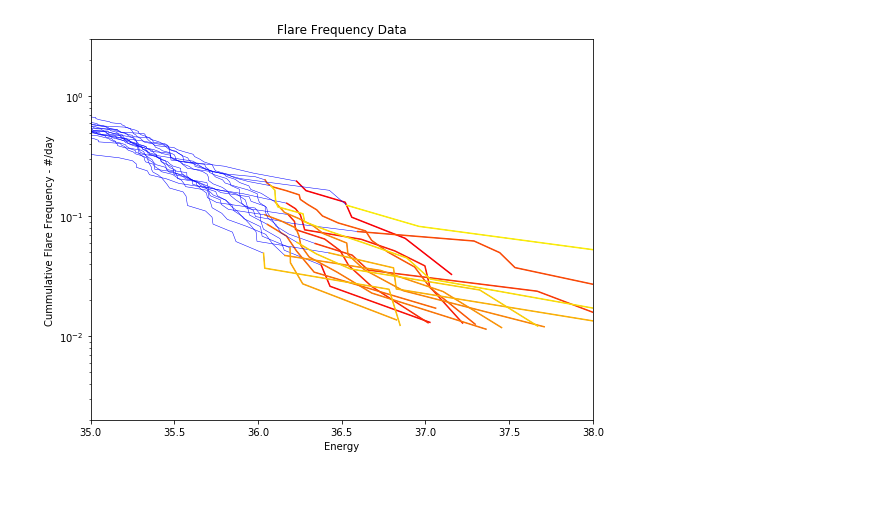
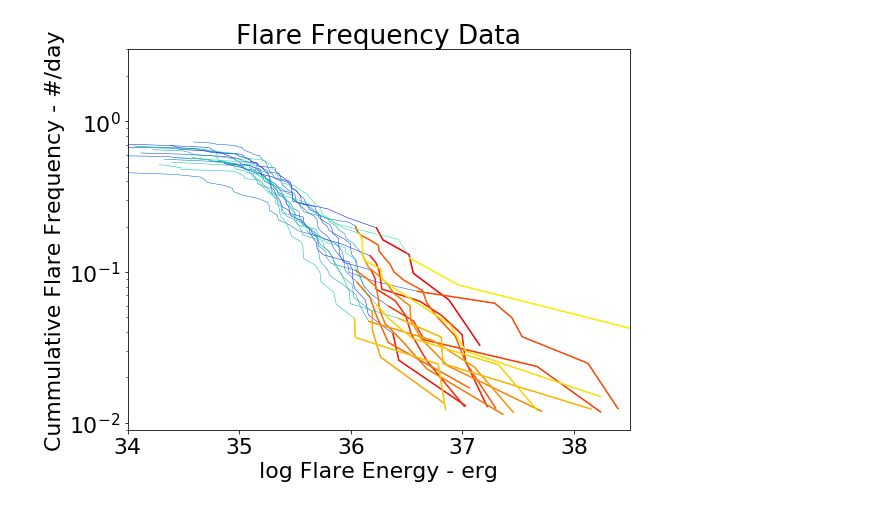
Before and after one commit to mscoggs/flare_cycles, a Jupyter notebook: flaregraphs.ipynb, the cells around one changed output. Saved outputs shown, nothing was run; the diff lists cells and outputs as text; code cells hidden in the pictures.

Commit message:
applied a time-dependent color scheme to the graph!!

```diff
--- a/flaregraphs.ipynb
+++ b/flaregraphs.ipynb
@@ -8,44 +52,40 @@ import matplotlib.pyplot as plt
 # %%
 dir = '004349043' #StarID/directory
 files = glob(dir+"/*.flare") #Glob all of the files in the directory - get all flares for a star
-EPOINT = 34.5 # but, actually it should be 34.5 or something
-
+EPOINT = 34.5 # but, actually it should be fixed
 names=("t_start", "t_stop", "t_peak", "amplitude", "FWHM", "duration", "t_peak_aflare1",
        "t_FWHM_aflare1", "amplitude_aflare1", "flare_chisq", "KS_d_model", "KS_p_model",
        "KS_d_cont", "KS_p_cont", "Equiv_Dur", "ED68i", "ED90i")
 
 
 plt.figure(figsize=(9,7))
 plt.yscale('log')
-plt.xlim(35,38)
-plt.ylim(2e-3, 3e0)
-plt.xlabel("Energy")
+plt.xlim(34,38.5)
+plt.ylim(.009, 3e0)
+plt.xlabel("log Flare Energy - erg")
 plt.ylabel("Cummulative Flare Frequency - #/day")
 plt.title("Flare Frequency Data")
 cmap = plt.cm.autumn
+cmap2 = plt.cm.winter
+plt.rcParams.update({'font.size': 22})
+
 
 for x in range(len(files)):
 
     toteDur = pd.read_table(files[x], skiprows=5, nrows=1, header=None,
                             delim_whitespace=True, usecols=(7,)
                            ).iloc[0].values[0] #work some magic to get the total duration, found in each flare file
     df = pd.read_table(files[x], comment="#", delimiter=",", names=names)
     energy = df['Equiv_Dur']
     sort = np.argsort(energy)
 
-    ffd_xEnergy = np.log10(energy[sort][::-1]) + EPOINT#+ EPOINT
+    ffd_xEnergy = np.log10(energy[sort][::-1]) + EPOINT
     ffd_yFrequency = (np.arange(1, len(ffd_xEnergy)+1, 1))/toteDur
 
 
-    plt.plot(ffd_xEnergy, ffd_yFrequency, lw = .5, c = 'blue')
-    ok68 = ffd_xEnergy >= np.log10(np.median(df['ED68i']))+ EPOINT#add Epoint
+    plt.plot(ffd_xEnergy, ffd_yFrequency, lw = .5, c = cmap2(x/float(len(files))))
+    ok68 = ffd_xEnergy >= np.log10(np.median(df['ED68i'])) + EPOINT
 
-    plt.plot(ffd_xEnergy[ok68], ffd_yFrequency[ok68], c = cmap(x / float(len(files))))
-
-
-#todo:
-#1 fix scale
-#2 Comment
-#3 fix color scheme
+    plt.plot(ffd_xEnergy[ok68], ffd_yFrequency[ok68], c = cmap(x/float(len(files))))
 # %% [output]
-[figure, old version]
+[figure, new version]
```
Also changed, not shown: parts of 3 cells of this notebook.
